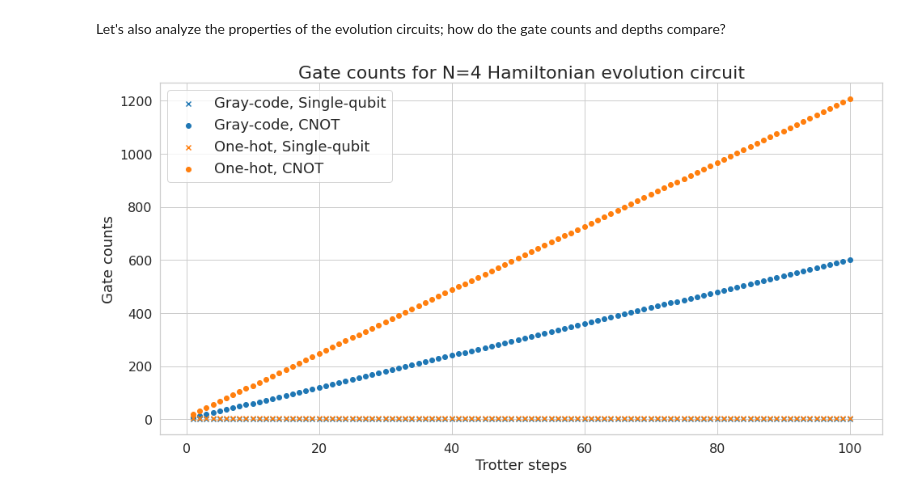
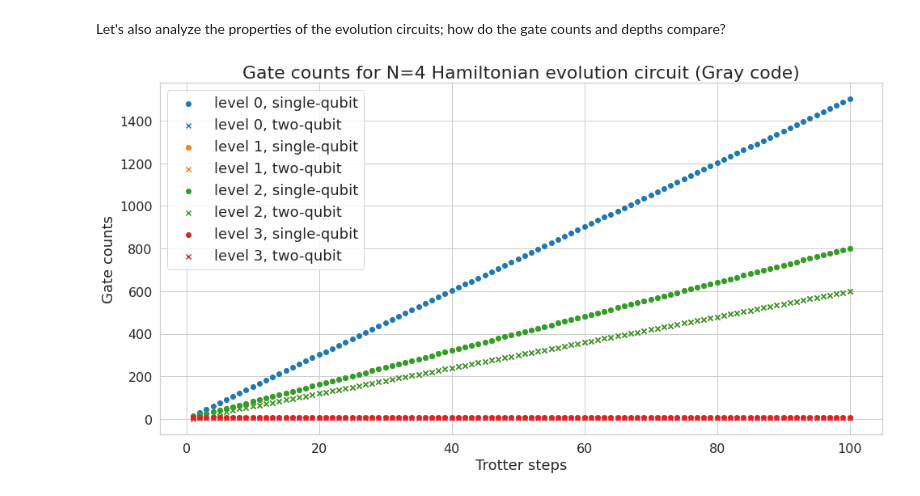
Before and after one commit to glassnotes/GrayCode-QubitEncoding, a Jupyter notebook: notebooks/Time-Evolution-SV.ipynb, the cells around one changed output. Drawn from its saved outputs; the diff is of its cells as text; code cells hidden in the pictures.

```diff
--- a/notebooks/Time-Evolution-SV.ipynb
+++ b/notebooks/Time-Evolution-SV.ipynb
@@ -317,7 +328,10 @@ trace_dists_oh = np.zeros(max_trotter_steps)
 params = [θ_1, θ_2, θ_3]
 
 # Hang on to the gate counts of the decomposed circuits
-gate_counts_oh = np.zeros((max_trotter_steps, 3))
+# Dim 1: optimization level
+# Dim 2: Trotter step
+# Dim 3: Single-qubit gates, two-qubit gates, depth
+gate_counts_oh = np.zeros((4, max_trotter_steps, 3))
 
 for n_trotter_steps in tqdm(range(min_trotter_steps, max_trotter_steps+1)):
     # Construct uniform superposition over spherical coordinates
@@ -338,14 +352,25 @@ for n_trotter_steps in tqdm(range(min_trotter_steps, max_trotter_steps+1)):
         expansion_mode='trotter'
     )
 
-    gate_counts = circuit.decompose().count_ops()
+    # Transpile the circuit at different levels of optimization and collect the gate counts
+    # Here, don't consider any hardware configuration like coupling or layout
+    for opt_level in range(4):
+        optimized_circuit = transpile(circuit,
+                                      backend=backend,
+                                      basis_gates=device.noise_model.basis_gates,
+                                      optimization_level=opt_level)
 
-    if 'u3' not in gate_counts.keys():
-        gate_counts['u3'] = 0
+        # Get the gate counts
+        gate_counts = optimized_circuit.decompose().count_ops()
 
-    gate_counts_oh[n_trotter_steps - 1, 0] = gate_counts['u3']
-    gate_counts_oh[n_trotter_steps - 1, 1] = gate_counts['cx']
-    gate_counts_oh[n_trotter_steps - 1, 2] = circuit.decompose().depth()
+        for gate in device.noise_model.basis_gates:
+            if gate not in gate_counts.keys():
+                gate_counts[gate] = 0
+
+        gate_counts_oh[opt_level, n_trotter_steps - 1, 0] = gate_counts['u2'] + gate_counts['u3']
+        gate_counts_oh[opt_level, n_trotter_steps - 1, 1] = gate_counts['cx']
+        gate_counts_oh[opt_level, n_trotter_steps - 1, 2] = optimized_circuit.decompose().depth()
+
 
     job = execute(circuit, backend)
     statevector = job.result().get_statevector(circuit)
@@ -354,7 +379,6 @@ for n_trotter_steps in tqdm(range(min_trotter_steps, max_trotter_steps+1)):
     if n_trotter_steps == max_trotter_steps - 1:
         print(statevector)
 
-    #fidelities_oh[n_trotter_steps-1] = qt.fidelity(qt.Qobj(exact_wavefunction_oh), qt.Qobj(statevector))
     trace_dists_oh[n_trotter_steps-1] = qt.tracedist(qt.Qobj(exact_wavefunction_oh), qt.Qobj(statevector))
 
     for state in results_dict_oh.keys():
@@ -490,19 +514,22 @@ Let's also analyze the properties of the evolution circuits; how do the gate cou
 # %%
 sns.set(rc={'figure.figsize':(16,8)})
 plt.rcParams['axes.facecolor'] = 'white'
 sns.set_style('whitegrid')
 
+for opt_level in range(4):
+    plt.scatter(x=range(min_trotter_steps, max_trotter_steps+1),
+                y=gate_counts_gc[opt_level,:,0],
+                label=f'level {opt_level}, single-qubit', marker='o', color=colours[opt_level])
+    plt.scatter(x=range(min_trotter_steps, max_trotter_steps+1),
+                y=gate_counts_gc[opt_level,:,1],
+                label=f'level {opt_level}, two-qubit', marker='x', color=colours[opt_level])
 
-plt.scatter(x=range(min_trotter_steps, max_trotter_steps+1), y=gate_counts_gc[:,0], label='Gray-code, Single-qubit', marker='x', color='tab:blue')
-plt.scatter(x=range(min_trotter_steps, max_trotter_steps+1), y=gate_counts_gc[:,1], label='Gray-code, CNOT', marker='o', color='tab:blue')
-plt.scatter(x=range(min_trotter_steps, max_trotter_steps+1), y=gate_counts_oh[:,0], label='One-hot, Single-qubit', marker='x', color='tab:orange')
-plt.scatter(x=range(min_trotter_steps, max_trotter_steps+1), y=gate_counts_oh[:,1], label='One-hot, CNOT', marker='o', color='tab:orange')
 plt.legend(fontsize = 18)
 plt.xlabel("Trotter steps", fontsize=18)
 plt.ylabel("Gate counts", fontsize=18)
 plt.xticks(fontsize=16)
 plt.yticks(fontsize=16)
-plt.title("Gate counts for N=4 Hamiltonian evolution circuit", fontsize=22);
-#plt.savefig("paper-figures/gate_counts_trotter.pdf")
+plt.title("Gate counts for N=4 Hamiltonian evolution circuit (Gray code)", fontsize=22);
+plt.savefig("gate_counts_graycode.pdf")
 # %% [output]
-[figure, old version]
+[figure, new version]
```
Also changed, not shown: parts of 24 cells of this notebook, 10 other files.
